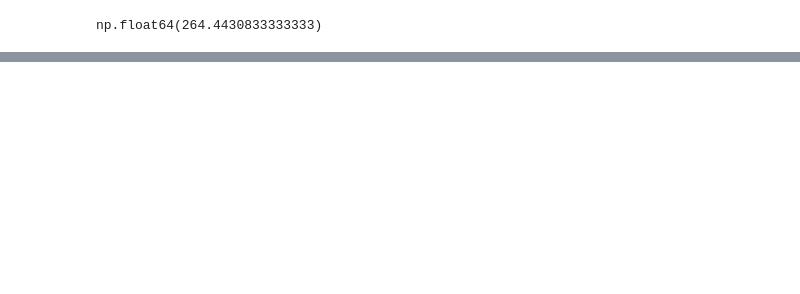
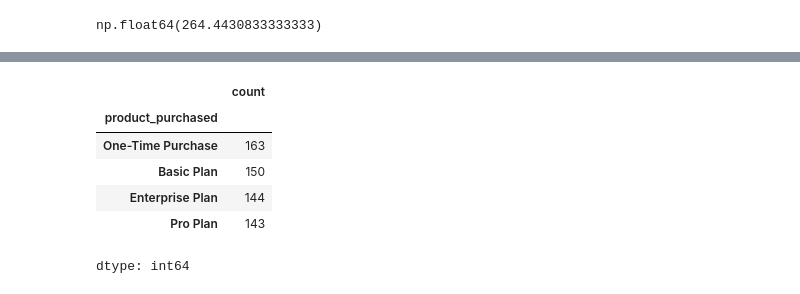
Before and after one commit to banerjee109/Infotact-Data-Team-2, a Jupyter notebook: Assignmenet_1_Roughbook.ipynb, the cells around one changed output, grey strips where cells are left out. Cells and saved outputs as stored; diff of their text form; code cells hidden in the pictures; blank space fills up the shorter version.

```diff
--- a/Assignmenet_1_Roughbook.ipynb
+++ b/Assignmenet_1_Roughbook.ipynb
@@ -266,0 +301,11 @@ NameError: name 'crm_df' is not defined
+# %%
+product_frequency = crm_df['product_purchased'].value_counts()
+product_frequency
+# %% [output]
+|  | count |
+| product_purchased |  |
+| One-Time Purchase | 163 |
+| Basic Plan | 150 |
+| Enterprise Plan | 144 |
+| Pro Plan | 143 |
+dtype: int64
```
Also changed, not shown: parts of 12 cells of this notebook.
